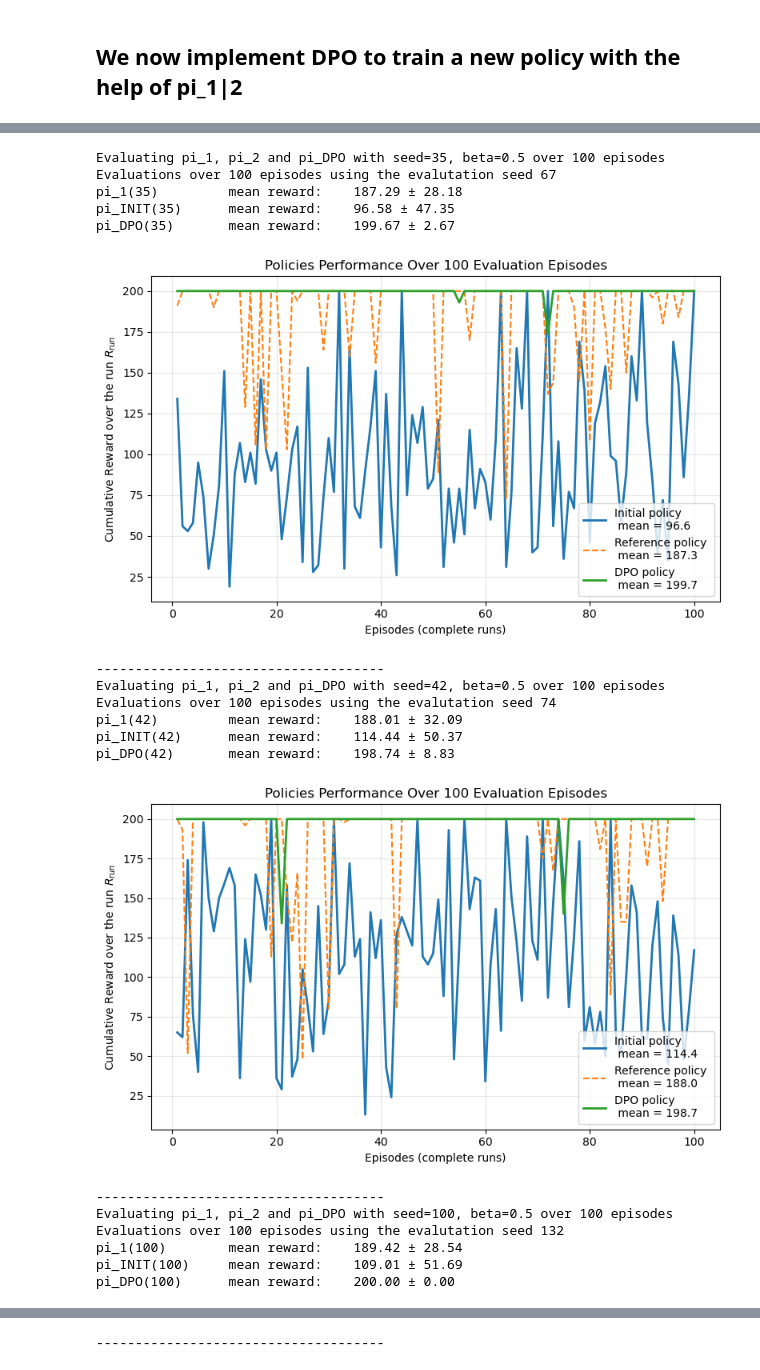
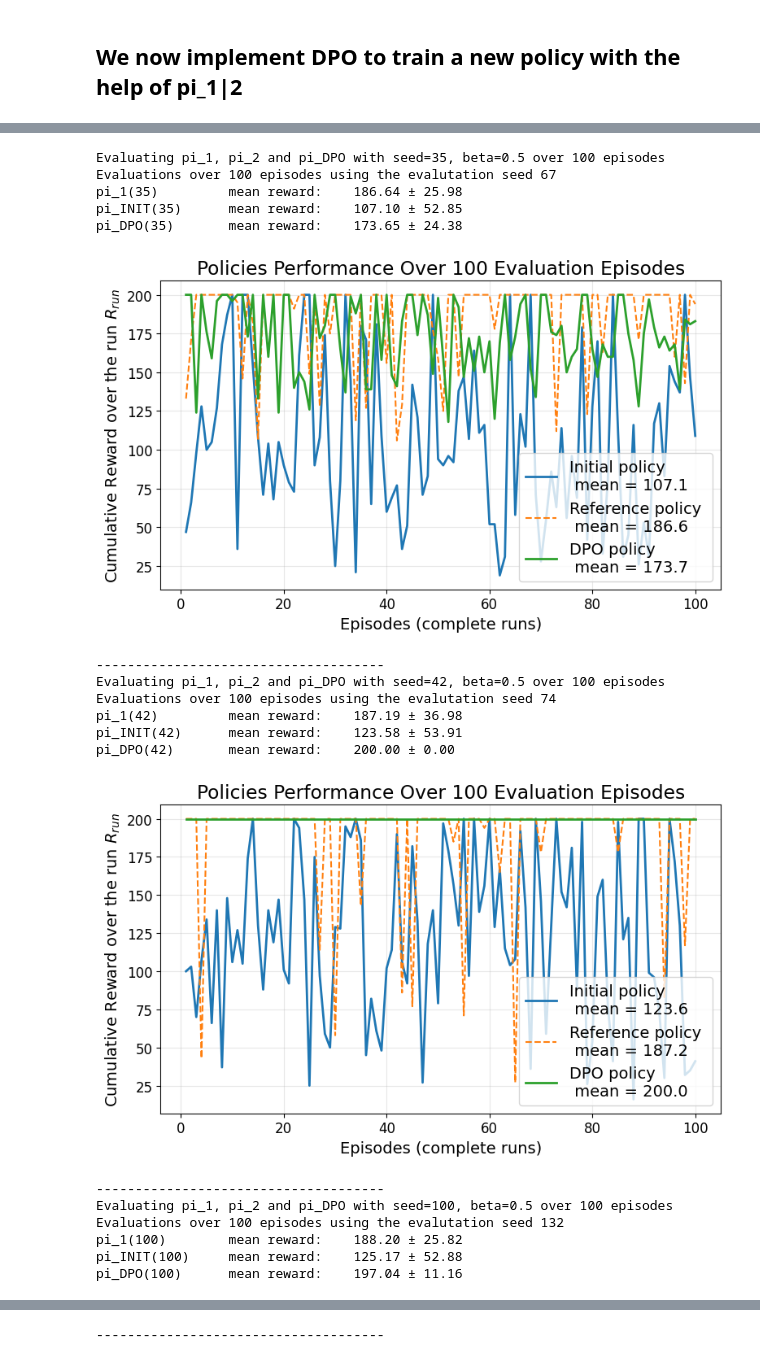
Before and after one commit to yk985/RL-RLHF, a Jupyter notebook: DPO_Final_CartPole_v0.ipynb, the cells around one changed output, grey strips where cells are left out. Drawn from its saved outputs; the diff is of its cells as text; code cells hidden in the pictures.

```diff
--- a/DPO_Final_CartPole_v0.ipynb
+++ b/DPO_Final_CartPole_v0.ipynb
@@ -130,13 +130,13 @@ if evaluate_pi_ref:# ── Evaluate the policies ──
 ## We now implement DPO to train a new policy with the help of pi_1|2
 # %%
 # ── Hyperparams for DPO ──
-n_pairs         = 400
+n_pairs         = 20
 lr_DPO          = 0.01
 beta            = 0.5
 print_dpo        = 30
 n_epochs_dpo     = 300
 
-load_pi_dpo     = True
+load_pi_dpo     = False
 load_from_pi2   = True
 evaluate_pi_DPO = True
 plot_scores     = False
@@ -145,7 +145,7 @@ Policy_DPO_list = []
 for seed, (pi_1, pi_2) in zip(seeds_list, Policy_list):
     if load_pi_dpo:
         print(f"Loading pi_DPO with {seed=} for the environment {env_name}")
-        policy_DPO = load_policy(f"./Policies/pi_DPO_{env_name}_seed_{seed}_beta{beta}.pth", obs_dim, action_dim, device)
+        policy_DPO = load_policy(f"./Policies/pi_DPO_{env_name}_seed_{seed}_beta{beta}_Npairs_{n_pairs}.pth", obs_dim, action_dim, device)
     else:
         print(f"Beginning DPO with {seed=}")
         prefs = sample_preference_pairs(pi_1, pi_2, env, K=n_pairs) # Need to define K elsewhere as hyperparameter
@@ -157,9 +157,9 @@ for seed, (pi_1, pi_2) in zip(seeds_list, Policy_list):
         opt_DPO    = torch.optim.Adam(policy_DPO.parameters(), lr=lr_DPO)
 
 
-        DPO_training(policy_DPO, pi_1, prefs, beta, opt_DPO, nb_epochs=n_epochs_dpo, print_every=print_dpo)
-        torch.save(policy_DPO.state_dict(), f"./Policies/pi_DPO_{env_name}_seed_{seed}_beta{beta}.pth")
-        print(f"Saved final policy as ./Policies/pi_DPO_{env_name}_seed_{seed}_beta{beta}.pth")
+        DPO_training(policy_DPO, pi_1, prefs, beta, opt_DPO, nb_epochs=n_epochs_dpo)
+        torch.save(policy_DPO.state_dict(), f"./Policies/pi_DPO_{env_name}_seed_{seed}_beta{beta}_Npairs_{n_pairs}.pth")
+        print(f"Saved final policy as ./Policies/pi_DPO_{env_name}_seed_{seed}_beta{beta}_Npairs_{n_pairs}.pth")
 
     Policy_DPO_list.append(policy_DPO)
     if evaluate_pi_DPO:
@@ -203,41 +206,54 @@ pi_DPO(100)      mean reward:    199.30 ± 6.96
 # %%
-
+pi1_rewards_mean=np.zeros(n_eval)
+pi2_rewards_mean=np.zeros(n_eval)
+pi_dpo_rewards_mean=np.zeros(n_eval)
 for seed, (pi_1, pi_2), pi_dpo in zip(seeds_list, Policy_list, Policy_DPO_list):
   print(f"Evaluating pi_1, pi_2 and pi_DPO with {seed=}, {beta=} over {n_eval} episodes")
   # Evaluate the policies
   seed_eval = seed+32
   _, pi1_rewards     = evaluate_policy(pi_1,        env, n_episodes=n_eval, seed=seed_eval)
   _, pi_dpo_rewards   = evaluate_policy(pi_dpo,     env, n_episodes=n_eval, seed=seed_eval)
   _, pi2_rewards      = evaluate_policy(pi_2,       env, n_episodes=n_eval, seed=seed_eval)
   print(f"Evaluations over {n_eval} episodes using the evalutation seed {seed_eval}")
   print(f"pi_1({seed})    \t mean reward: \t {np.mean(pi1_rewards):.2f} ± {np.std(pi1_rewards):.2f}")
   print(f"pi_INIT({seed}) \t mean reward: \t {np.mean(pi2_rewards):.2f} ± {np.std(pi2_rewards):.2f}")
   print(f"pi_DPO({seed})  \t mean reward: \t {np.mean(pi_dpo_rewards):.2f} ± {np.std(pi_dpo_rewards):.2f}")
 
+  pi1_rewards_mean+=pi1_rewards
+  pi2_rewards_mean+=pi2_rewards
+  pi_dpo_rewards_mean+=pi_dpo_rewards
+
+
   plot_scores_RLHF(
       pi2_rewards,
       pi1_rewards,
       pi_dpo_rewards,
       algo="DPO"
   )
   print("-------------------------------------")
+plot_scores_RLHF(
+      pi2_rewards_mean/3,
+      pi1_rewards_mean/3,
+      pi_dpo_rewards_mean/3,
+      algo="DPO"
+  )
 # %% [output]
 Evaluating pi_1, pi_2 and pi_DPO with seed=35, beta=0.5 over 100 episodes
 Evaluations over 100 episodes using the evalutation seed 67
-pi_1(35)         mean reward:    187.29 ± 28.18
-pi_INIT(35)      mean reward:    96.58 ± 47.35
-pi_DPO(35)       mean reward:    199.67 ± 2.67
+pi_1(35)         mean reward:    186.64 ± 25.98
+pi_INIT(35)      mean reward:    107.10 ± 52.85
+pi_DPO(35)       mean reward:    173.65 ± 24.38
-[figure, old version]
+[figure, new version]
 -------------------------------------
 Evaluating pi_1, pi_2 and pi_DPO with seed=42, beta=0.5 over 100 episodes
 Evaluations over 100 episodes using the evalutation seed 74
-pi_1(42)         mean reward:    188.01 ± 32.09
-pi_INIT(42)      mean reward:    114.44 ± 50.37
-pi_DPO(42)       mean reward:    198.74 ± 8.83
+pi_1(42)         mean reward:    187.19 ± 36.98
+pi_INIT(42)      mean reward:    123.58 ± 53.91
+pi_DPO(42)       mean reward:    200.00 ± 0.00
-[figure, old version]
+[figure, new version]
 -------------------------------------
 Evaluating pi_1, pi_2 and pi_DPO with seed=100, beta=0.5 over 100 episodes
 Evaluations over 100 episodes using the evalutation seed 132
-pi_1(100)        mean reward:    189.42 ± 28.54
-pi_INIT(100)     mean reward:    109.01 ± 51.69
-pi_DPO(100)      mean reward:    200.00 ± 0.00
+pi_1(100)        mean reward:    188.20 ± 25.82
+pi_INIT(100)     mean reward:    125.17 ± 52.88
+pi_DPO(100)      mean reward:    197.04 ± 11.16
```
Also changed, not shown: parts of 2 cells of this notebook.
